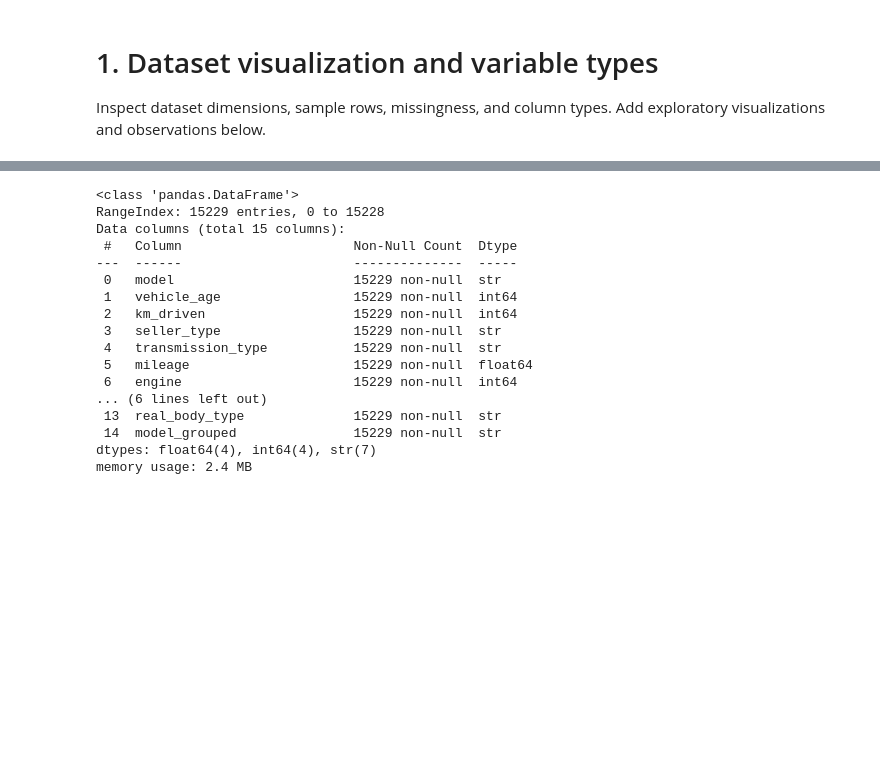
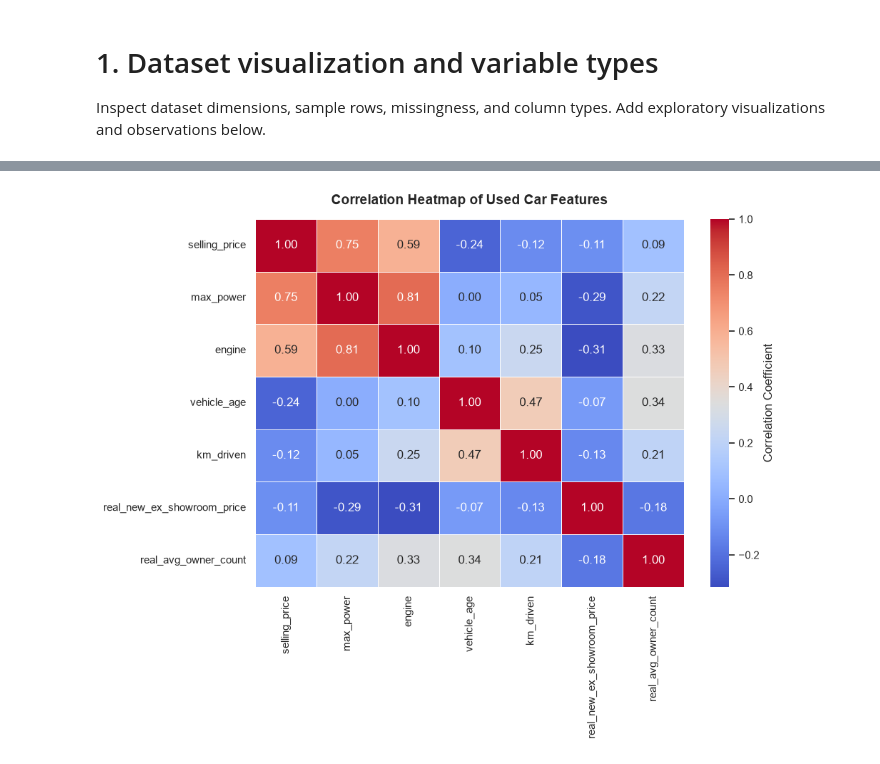
Before and after one commit to Data-six6/car_price_prediction, a Jupyter notebook: Car_Sale_Analysis/notebooks/01_dataset_visualization.ipynb, the cells around one changed output, grey strips where cells are left out. Saved outputs shown, nothing was run; the diff lists cells and outputs as text; code cells hidden in the pictures; blank space fills up the shorter version.

```diff
--- a/Car_Sale_Analysis/notebooks/01_dataset_visualization.ipynb
+++ b/Car_Sale_Analysis/notebooks/01_dataset_visualization.ipynb
@@ -24,25 +43,17 @@ Dataset Shape: (15229, 15)
 | 2 | i20 | 11 | 60000 | Individual | Manual | 17.00 | 1197 | 80.00 | ... |
 | 3 | Alto | 9 | 37000 | Individual | Manual | 20.92 | 998 | 67.10 | ... |
 | 4 | Ecosport | 6 | 30000 | Dealer | Manual | 22.77 | 1498 | 98.59 | ... |
-# %%
-# Check column data types and null counts
-df.info()
-# %% [output]
-<class 'pandas.DataFrame'>
-RangeIndex: 15229 entries, 0 to 15228
-Data columns (total 15 columns):
- #   Column                      Non-Null Count  Dtype
----  ------                      --------------  -----
- 0   model                       15229 non-null  str
- 1   vehicle_age                 15229 non-null  int64
- 2   km_driven                   15229 non-null  int64
- 3   seller_type                 15229 non-null  str
- 4   transmission_type           15229 non-null  str
- 5   mileage                     15229 non-null  float64
- 6   engine                      15229 non-null  int64
-... (6 lines left out)
- 13  real_body_type              15229 non-null  str
- 14  model_grouped               15229 non-null  str
-dtypes: float64(4), int64(4), str(7)
-memory usage: 2.4 MB
+# %%
+# Select numerical columns for correlation
+num_cols = ['selling_price', 'max_power', 'engine', 'vehicle_age', 'km_driven', 'real_new_ex_showroom_price', 'real_avg_owner_count']
+corr_matrix = df[num_cols].corr()
+
+# Plotting Correlation Heatmap
+plt.figure(figsize=(10, 8))
+sns.heatmap(corr_matrix, annot=True, cmap='coolwarm', fmt='.2f', linewidths=0.5, cbar_kws={'label': 'Correlation Coefficient'})
+plt.title('Correlation Heatmap of Used Car Features', fontsize=14, fontweight='bold', pad=15)
+plt.tight_layout()
+plt.show()
+# %% [output]
+[figure, added]
 # %%
```
Also changed, not shown: parts of 4 cells of this notebook.
